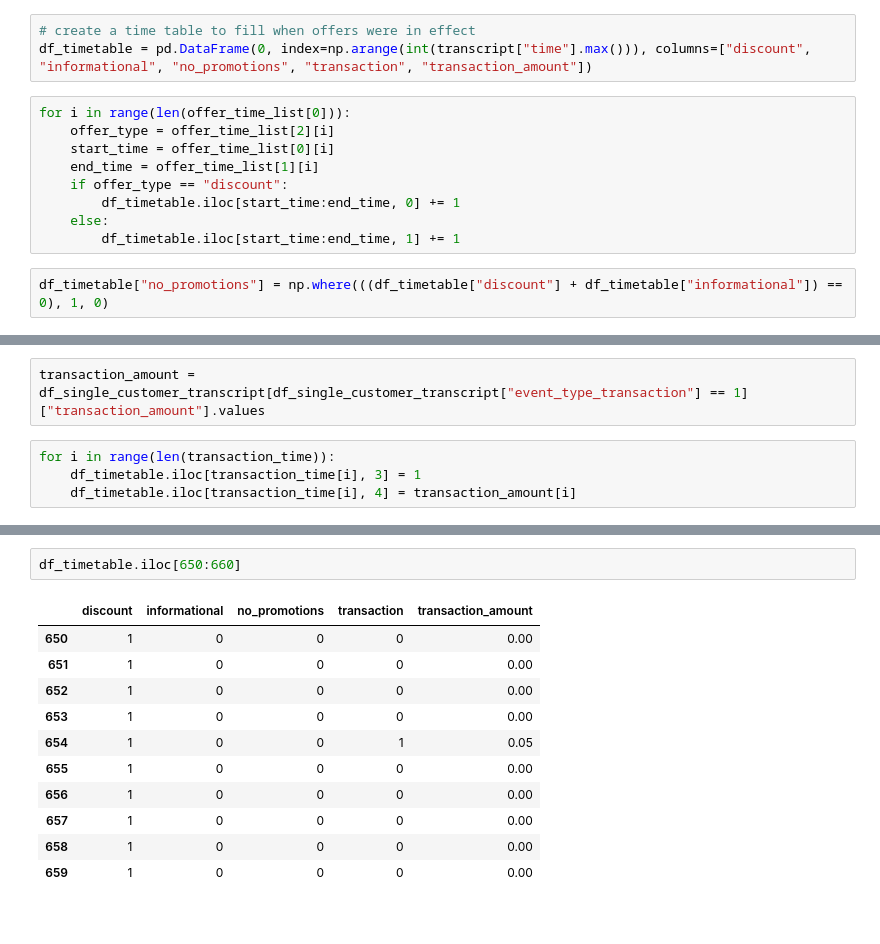
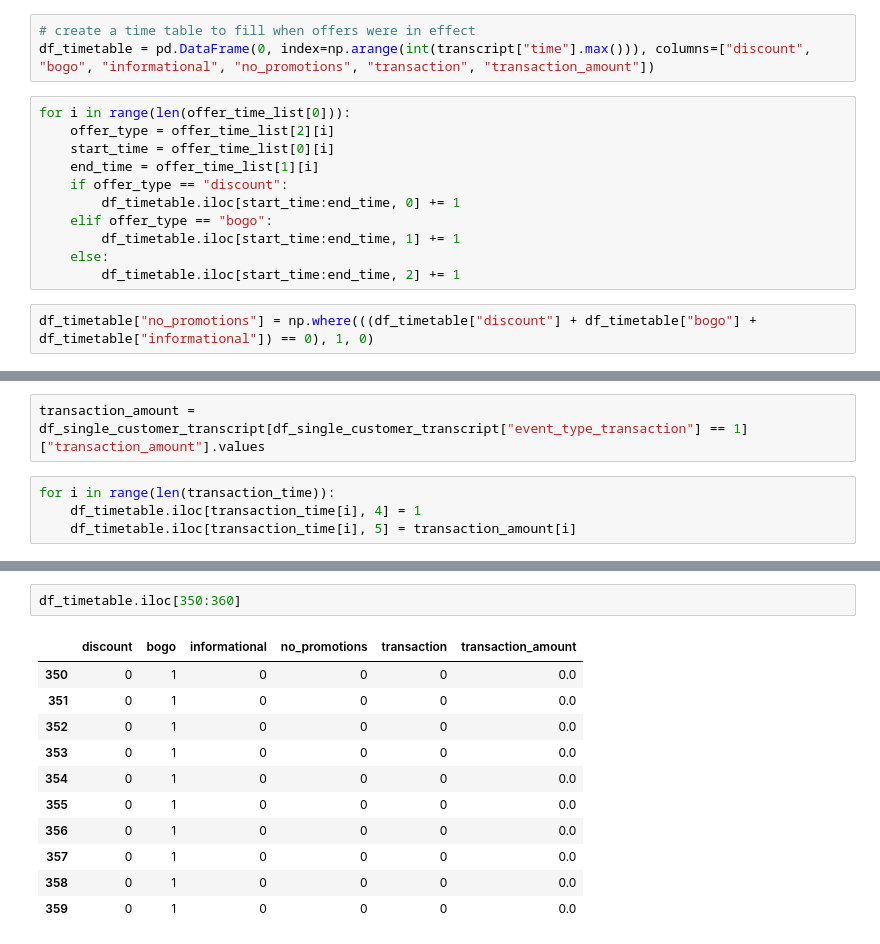
Before and after one commit to keigito/Starbucks_Customer_Analysis, a Jupyter notebook: Starbucks_Capstone_notebook.ipynb, the cells around one changed output, grey strips where cells are left out. Saved outputs shown, nothing was run; the diff lists cells and outputs as text.

```diff
--- a/Starbucks_Capstone_notebook.ipynb
+++ b/Starbucks_Capstone_notebook.ipynb
@@ -633,6 +639,6 @@ offer_time_list
 # %%
 # create a time table to fill when offers were in effect
-df_timetable = pd.DataFrame(0, index=np.arange(int(transcript["time"].max())), columns=["discount", "informational", "no_promotions", "transaction", "transaction_amount"])
+df_timetable = pd.DataFrame(0, index=np.arange(int(transcript["time"].max())), columns=["discount", "bogo", "informational", "no_promotions", "transaction", "transaction_amount"])
 # %%
 for i in range(len(offer_time_list[0])):
     offer_type = offer_time_list[2][i]
@@ -640,7 +646,9 @@ for i in range(len(offer_time_list[0])):
     end_time = offer_time_list[1][i]
     if offer_type == "discount":
         df_timetable.iloc[start_time:end_time, 0] += 1
+    elif offer_type == "bogo":
+        df_timetable.iloc[start_time:end_time, 1] += 1
     else:
-        df_timetable.iloc[start_time:end_time, 1] += 1
+        df_timetable.iloc[start_time:end_time, 2] += 1
 # %%
-df_timetable["no_promotions"] = np.where(((df_timetable["discount"] + df_timetable["informational"]) == 0), 1, 0)
+df_timetable["no_promotions"] = np.where(((df_timetable["discount"] + df_timetable["bogo"] + df_timetable["informational"]) == 0), 1, 0)
@@ -690,8 +679,8 @@ transaction_time = df_single_customer_transcript[df_single_customer_transcript["
 transaction_amount = df_single_customer_transcript[df_single_customer_transcript["event_type_transaction"] == 1]["transaction_amount"].values
 # %%
 for i in range(len(transaction_time)):
-    df_timetable.iloc[transaction_time[i], 3] = 1
-    df_timetable.iloc[transaction_time[i], 4] = transaction_amount[i]
+    df_timetable.iloc[transaction_time[i], 4] = 1
+    df_timetable.iloc[transaction_time[i], 5] = transaction_amount[i]
 # %%
 transaction_time
 # %% [output]
@@ -699,14 +688,14 @@ array([354, 654])
 # %%
-df_timetable.iloc[650:660]
+df_timetable.iloc[350:360]
 # %% [output]
-|  | discount | informational | no_promotions | transaction | transaction_amount |
-| 650 | 1 | 0 | 0 | 0 | 0.00 |
-| 651 | 1 | 0 | 0 | 0 | 0.00 |
-| 652 | 1 | 0 | 0 | 0 | 0.00 |
-| 653 | 1 | 0 | 0 | 0 | 0.00 |
-| 654 | 1 | 0 | 0 | 1 | 0.05 |
-| 655 | 1 | 0 | 0 | 0 | 0.00 |
-| 656 | 1 | 0 | 0 | 0 | 0.00 |
-| 657 | 1 | 0 | 0 | 0 | 0.00 |
-| 658 | 1 | 0 | 0 | 0 | 0.00 |
-| 659 | 1 | 0 | 0 | 0 | 0.00 |
+|  | discount | bogo | informational | no_promotions | transaction | transaction_amount |
+| 350 | 0 | 1 | 0 | 0 | 0 | 0.0 |
+| 351 | 0 | 1 | 0 | 0 | 0 | 0.0 |
+| 352 | 0 | 1 | 0 | 0 | 0 | 0.0 |
+| 353 | 0 | 1 | 0 | 0 | 0 | 0.0 |
+| 354 | 0 | 1 | 0 | 0 | 0 | 0.0 |
+| 355 | 0 | 1 | 0 | 0 | 0 | 0.0 |
+| 356 | 0 | 1 | 0 | 0 | 0 | 0.0 |
+| 357 | 0 | 1 | 0 | 0 | 0 | 0.0 |
+| 358 | 0 | 1 | 0 | 0 | 0 | 0.0 |
+| 359 | 0 | 1 | 0 | 0 | 0 | 0.0 |
```
Also changed, not shown: parts of 13 cells of this notebook.
